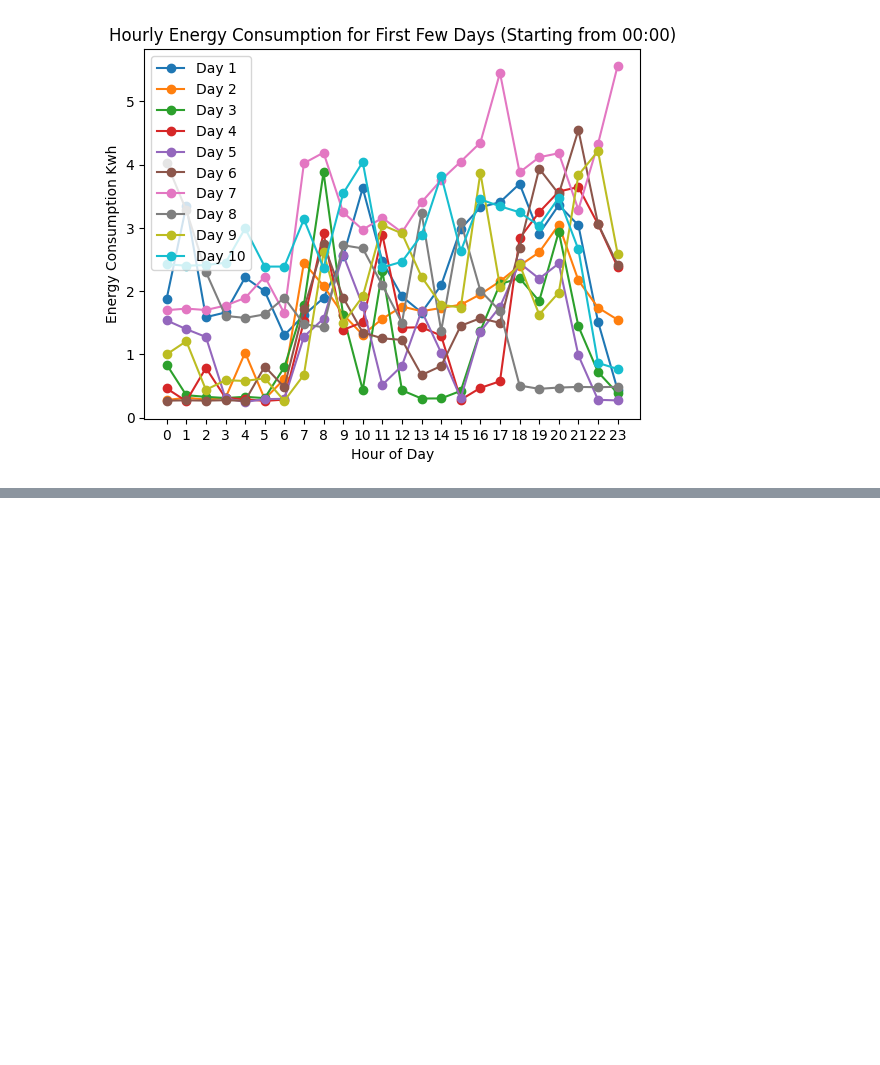
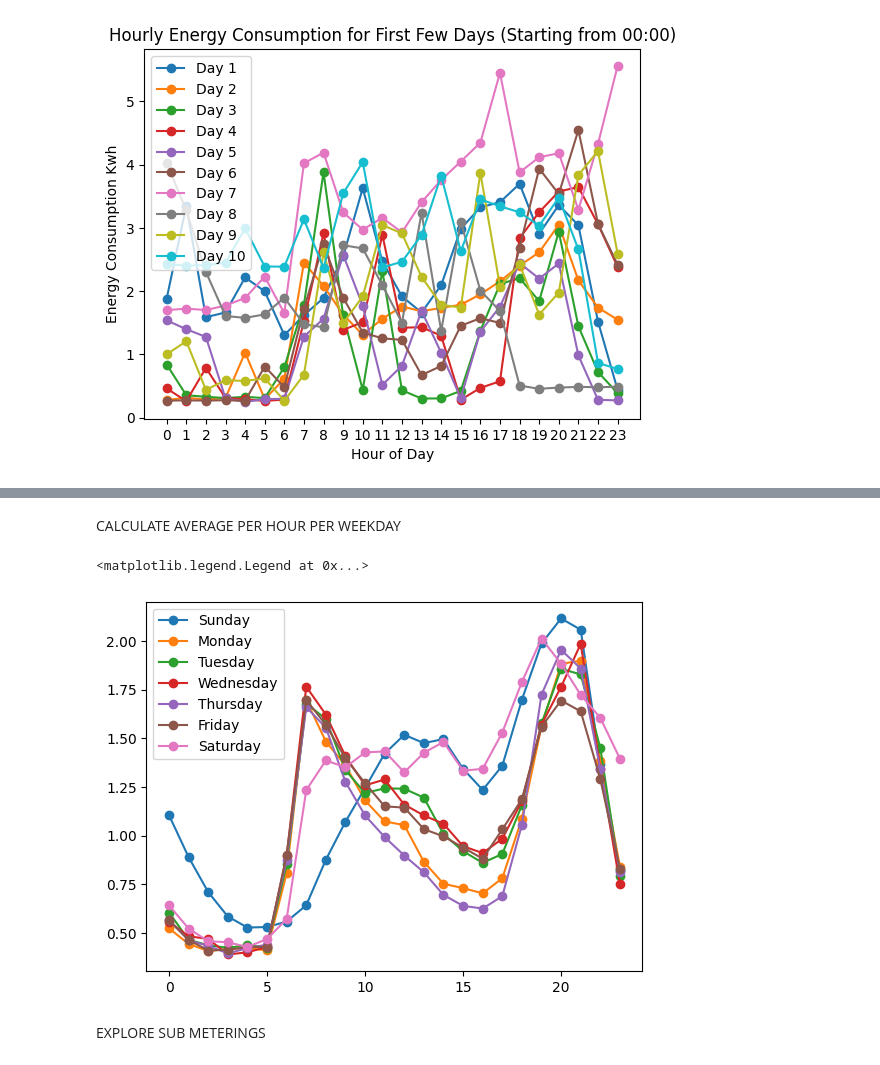
Before and after one commit to ioannisand/houshold_consumption_prediction, a Jupyter notebook: Data_Loading_EDA.ipynb, the cells around one changed output, grey strips where cells are left out. Saved outputs shown, nothing was run; the diff lists cells and outputs as text; code cells hidden in the pictures; blank space fills up the shorter version.

```diff
--- a/Data_Loading_EDA.ipynb
+++ b/Data_Loading_EDA.ipynb
@@ -192,0 +275,20 @@ plt.show()
+# %% [markdown]
+CALCULATE AVERAGE PER HOUR PER WEEKDAY
+# %%
+hourly_analysis_arr = np.zeros((7,24))
+days_of_week =["Sunday", "Monday", "Tuesday", "Wednesday", "Thursday", "Friday", "Saturday"]
+for i in range(hourly_analysis_arr.shape[0]):
+  day_df = df_hourly[df_hourly["Day"] == days_of_week[i]]
+  for j in range(hourly_analysis_arr.shape[1]):
+    hourly_analysis_arr[i][j] = day_df[day_df["hour"] == j]["Energy Consumption Kwh"].mean()
+# %%
+for i in range(hourly_analysis_arr.shape[0]):
+  plt.plot(range(24), hourly_analysis_arr[i], label=days_of_week[i], marker="o")
+
+
+plt.legend()
+# %% [output]
+<matplotlib.legend.Legend at 0x...>
+[figure, added]
+# %% [markdown]
+EXPLORE SUB METERINGS
```
Also changed, not shown: parts of 32 cells of this notebook.
